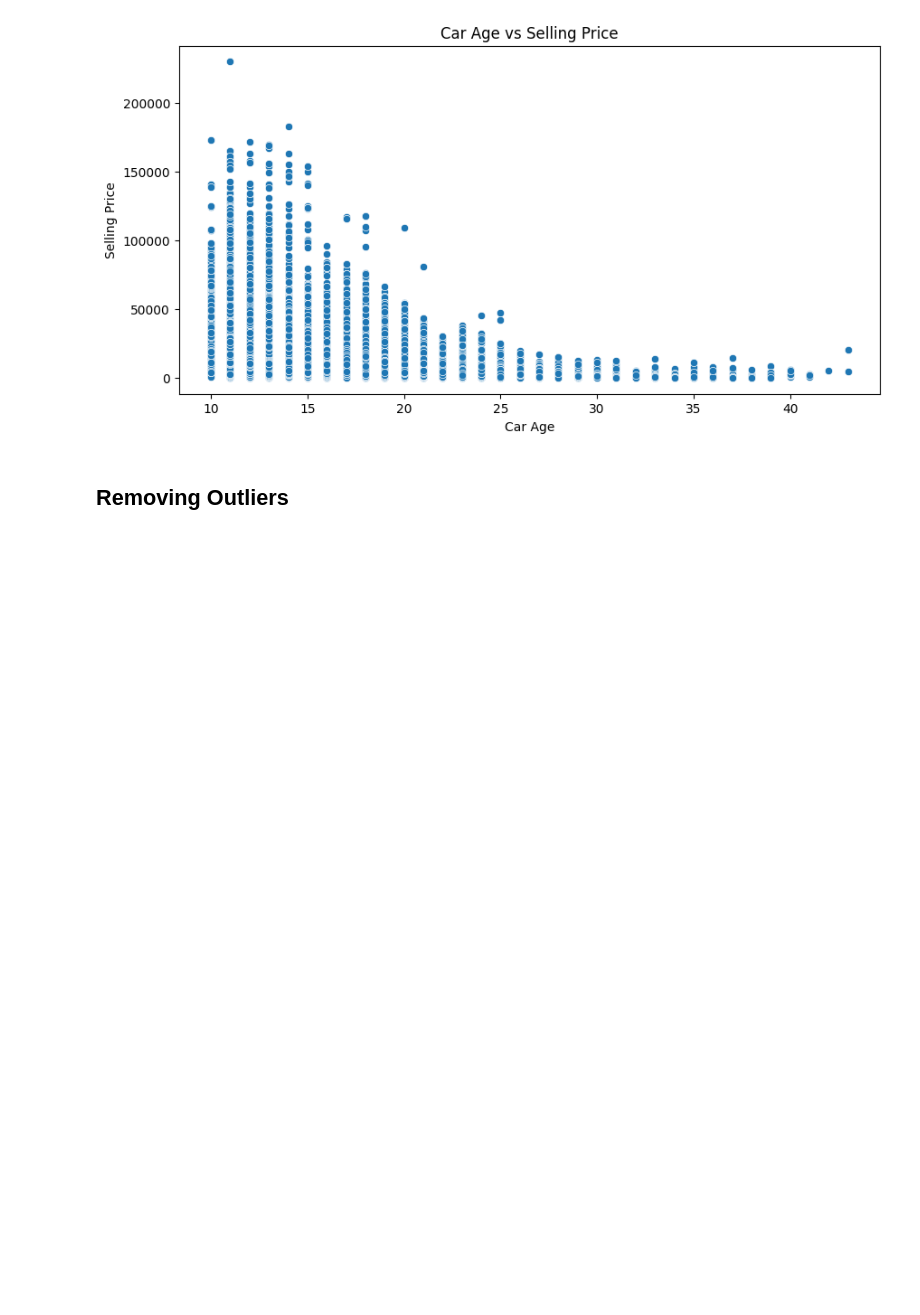
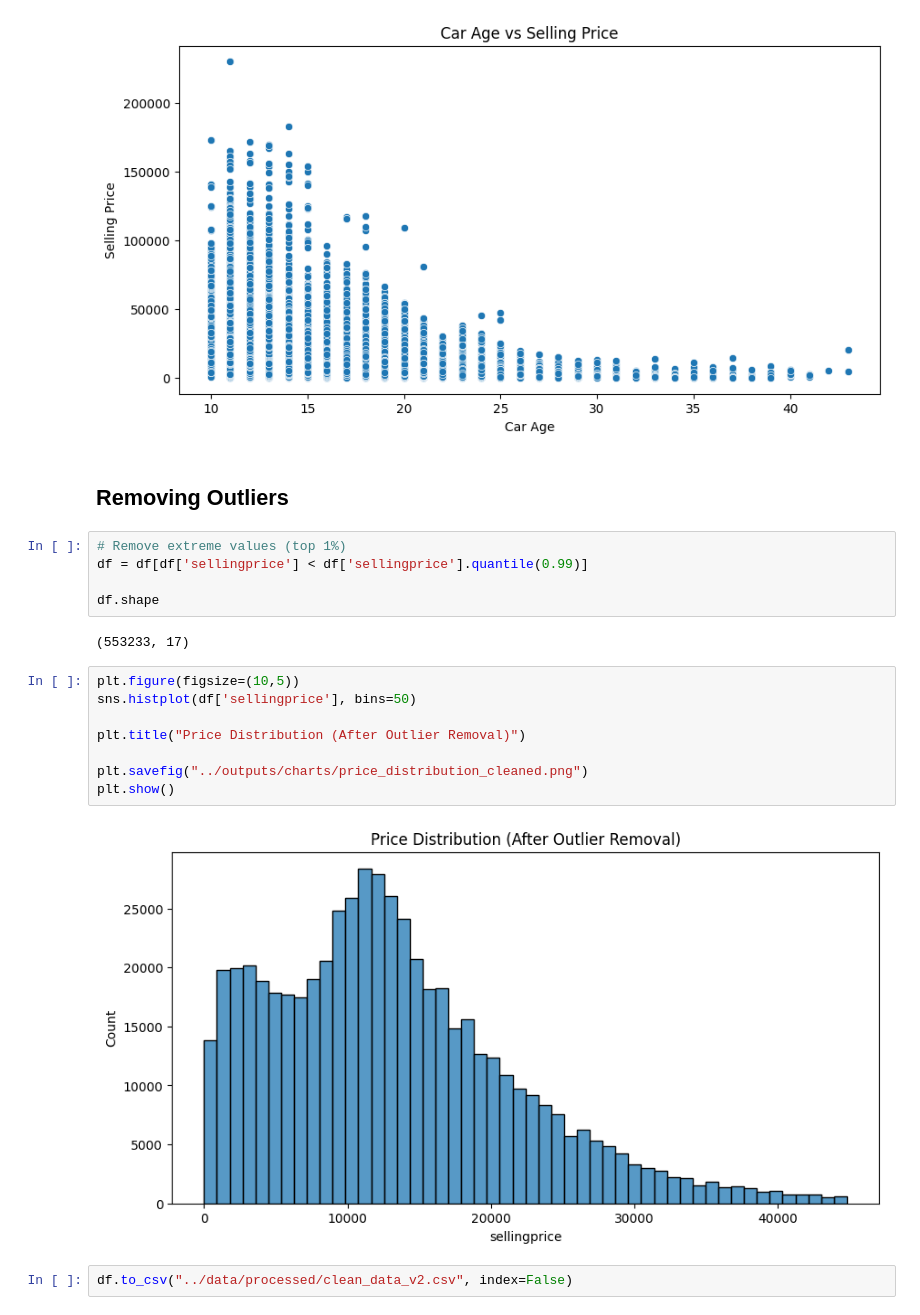
Before and after one commit to dheerajsaini11/ecommerce-data-analysis, a Jupyter notebook: notebooks/eda.ipynb, the cells around one changed output. Drawn from its saved outputs; the diff is of its cells as text; blank space fills up the shorter version.

```diff
--- a/notebooks/eda.ipynb
+++ b/notebooks/eda.ipynb
@@ -174,3 +174,22 @@ plt.show()
 [figure]
 # %% [markdown]
 ## Removing Outliers
+# %%
+# Remove extreme values (top 1%)
+df = df[df['sellingprice'] < df['sellingprice'].quantile(0.99)]
+
+df.shape
+# %% [output]
+(553233, 17)
+# %%
+plt.figure(figsize=(10,5))
+sns.histplot(df['sellingprice'], bins=50)
+
+plt.title("Price Distribution (After Outlier Removal)")
+
+plt.savefig("../outputs/charts/price_distribution_cleaned.png")
+plt.show()
+# %% [output]
+[figure, added]
+# %%
+df.to_csv("../data/processed/clean_data_v2.csv", index=False)
```
Also changed, not shown: 2 other files.
